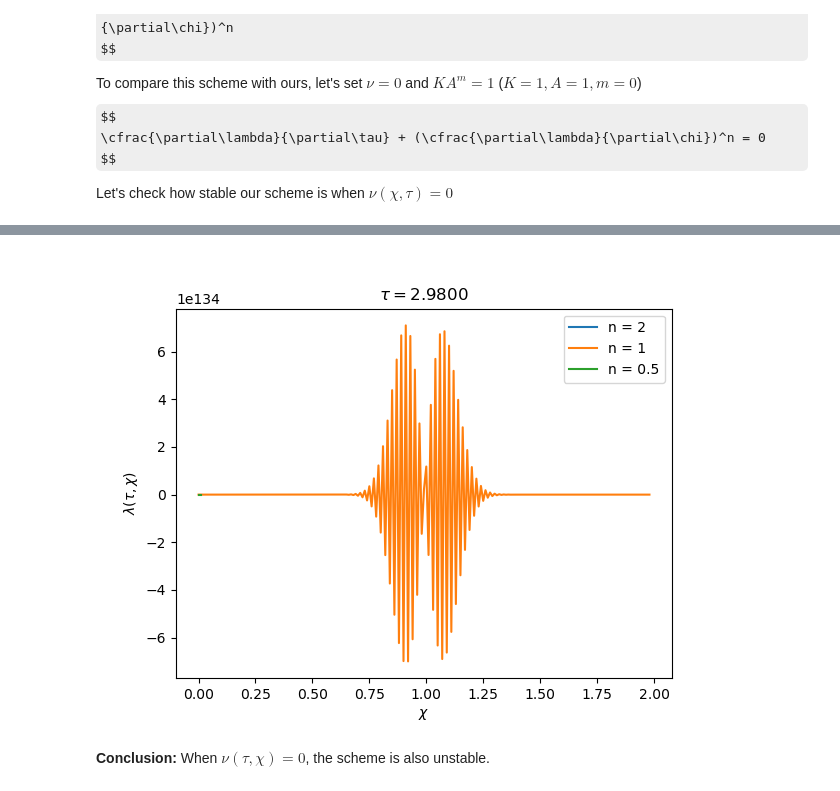
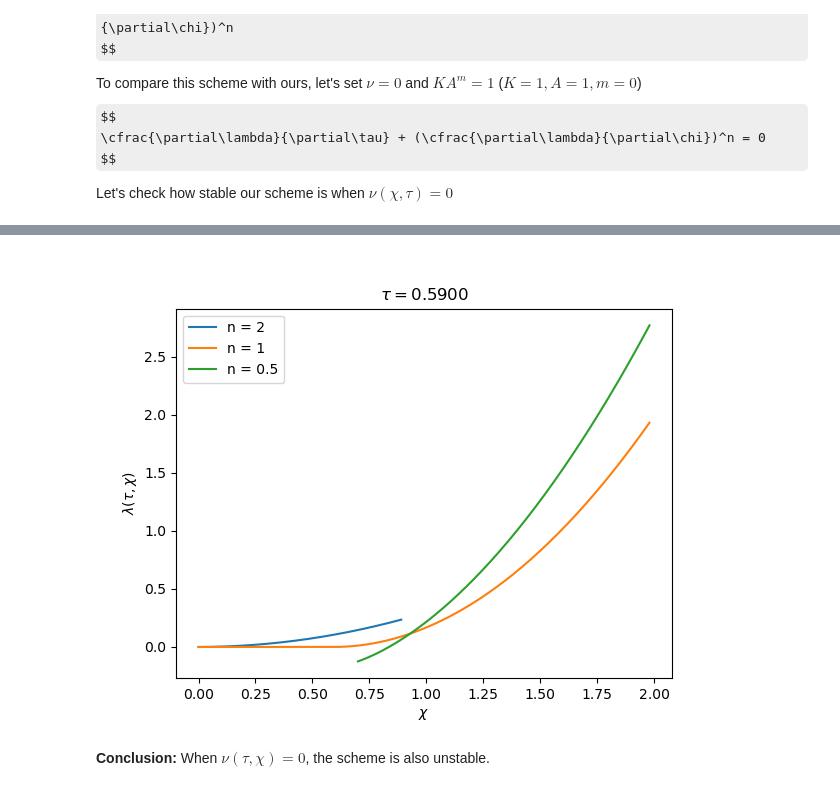
Before and after one commit to zimfv/river-profiles, a Jupyter notebook: River Profile Approximation.ipynb, the cells around one changed output, grey strips where cells are left out. Saved outputs shown, nothing was run; the diff lists cells and outputs as text; code cells hidden in the pictures; some formulas as TeX source.

```diff
--- a/River Profile Approximation.ipynb
+++ b/River Profile Approximation.ipynb
@@ -233,7 +242,7 @@ generated and saved to path gifs/approx1nu0.gif
 # %%
-images[-1]
+images[len(images)//5]
 # %% [output]
-[figure, old version]
+[figure, new version]
 # %% [markdown]
 __Conclusion:__ When $\nu(\tau, \chi) = 0$, the scheme is also unstable.
 # %% [markdown]
```
Also changed, not shown: parts of 8 cells of this notebook, 2 other files.
